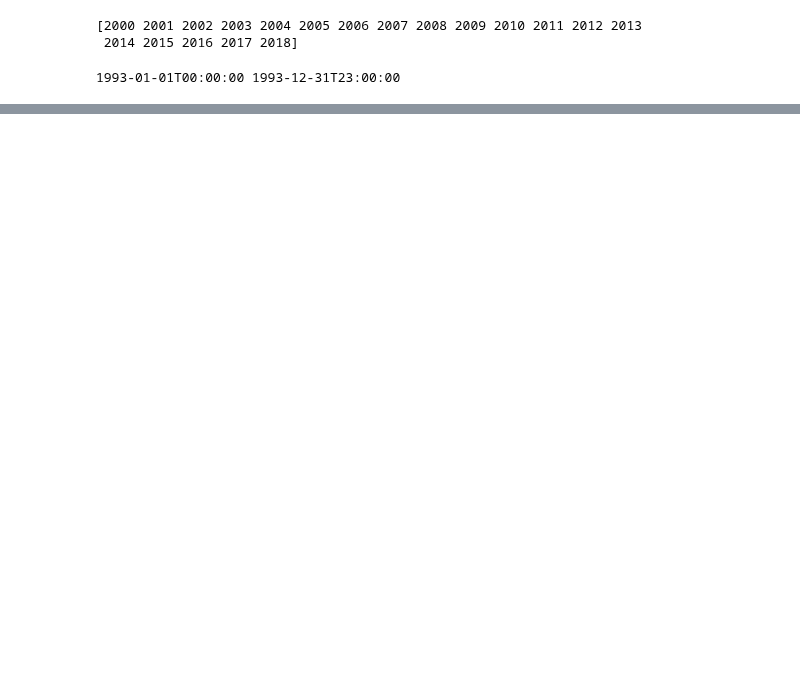
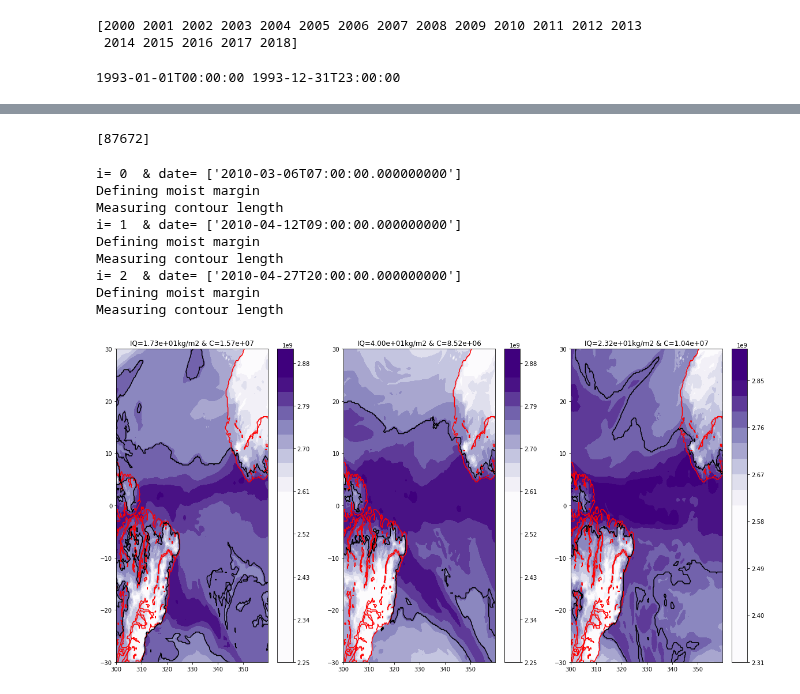
Before and after one commit to tbeucler/2019_WMI, a Jupyter notebook: dev/tbeucler/007_Select_ITCZ_cases.ipynb, the cells around one changed output, grey strips where cells are left out. Cells and saved outputs as stored; diff of their text form; code cells hidden in the pictures; blank space fills up the shorter version.

```diff
--- a/dev/tbeucler/007_Select_ITCZ_cases.ipynb
+++ b/dev/tbeucler/007_Select_ITCZ_cases.ipynb
@@ -70,0 +207,2 @@ i= 3  & year= 2003
+# %%
+LSM = xr.open_mfdataset(path+'ERA_LANDSEAMASK.nc')
@@ -70,0 +217,3 @@ i= 3  & year= 2003
+# %%
+def index_date(time_array,date_string):
+    return [i for i, x in enumerate(time_array.sel({'time':date_string})==time_array) if x]
@@ -70,0 +223,47 @@ i= 3  & year= 2003
+# %%
+iJan1_2010 = index_date(MSEAtl.time,'2010-01-01T00:00:00')
+# %%
+iJan1_2010
+# %% [output]
+[87672]
+# %%
+dx = 110/4
+vmin = 2.6e9
+vmax = 2.85e9
+
+Tstr2010 = [imin_left,imax,imin_right]
+
+plt.figure(figsize=(20,10))
+
+for i,it2010 in enumerate(Tstr2010):
+    it = it2010+iJan1_2010
+    date = MSEAtl.time[it].values
+    print('i=',i,' & date=',date)
+    plt.subplot(1,3,i+1)
+    plt.contourf(lonAtl,latAtl,MSEAtl.sel({'time':date})[0,:,:],cmap='Purples',levels=20,vmin=vmin,vmax=vmax)
+
+    Land = curve.get_contours(LSM.lsm.sel({'longitude':slice(lonmin,lonmax),'latitude':slice(latmax,latmin)})[0,:,:]>0.99)
+    for j,contour in enumerate(Land):
+        plt.plot(lonAtl[contour[:,1].astype(int)],latAtl[contour[:,0].astype(int)],color='r')
+
+    print('Defining moist margin')
+    Contour = curve.get_contours(MSEAtl.sel({'time':date})[0,:,:]>MED_data['Median_MSE']['2010'][it2010])
+    print('Measuring contour length')
+    L = 0
+    for j,contour in enumerate(Contour):
+        plt.plot(lonAtl[contour[:,1].astype(int)],latAtl[contour[:,0].astype(int)],color='k')
+        L += np.sum(contour*dx)
+
+    plt.colorbar()
+    plt.title('IQ='+"%0.2e"%(IQ_data['Interquartile_range_MSE']['2010'][it2010]/2.5e6)+'kg/m2 & C='+"%0.2e"%L)
+# %% [output]
+i= 0  & date= ['2010-03-06T07:00:00.000000000']
+Defining moist margin
+Measuring contour length
+i= 1  & date= ['2010-04-12T09:00:00.000000000']
+Defining moist margin
+Measuring contour length
+i= 2  & date= ['2010-04-27T20:00:00.000000000']
+Defining moist margin
+Measuring contour length
+[figure, added]
```
Also changed, not shown: parts of 24 cells of this notebook.
